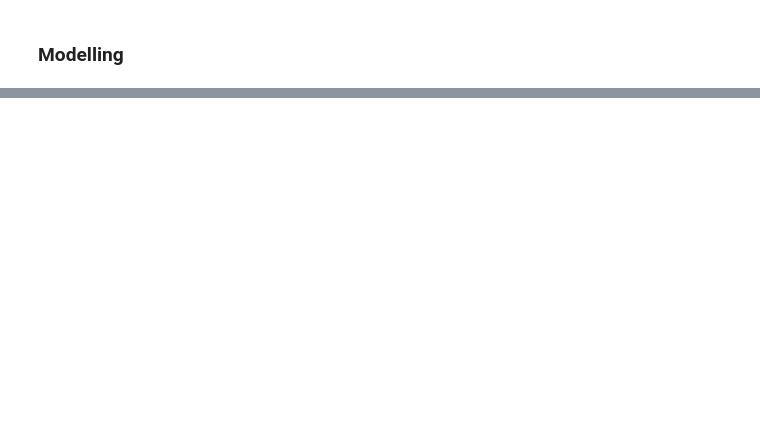
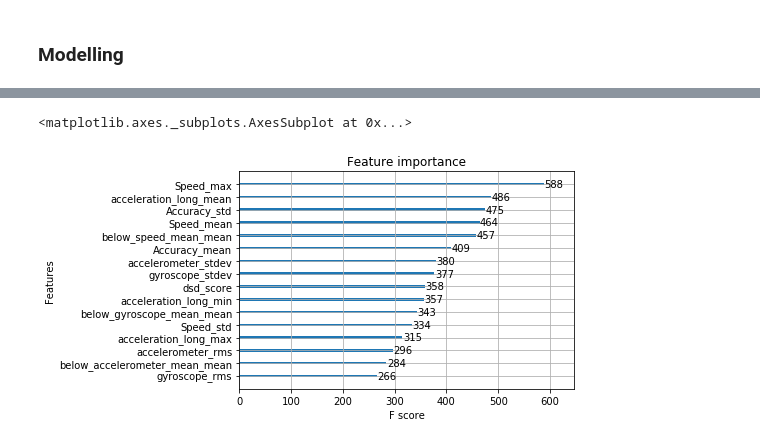
Before and after one commit to goodguynic/ai4sea, a Jupyter notebook: ai4sea_nb_ watson.ipynb, the cells around one changed output, grey strips where cells are left out. Saved outputs shown, nothing was run; the diff lists cells and outputs as text; code cells hidden in the pictures; blank space fills up the shorter version.

```diff
--- a/ai4sea_nb_ watson.ipynb
+++ b/ai4sea_nb_ watson.ipynb
@@ -260,5 +316,3 @@ df.columns = df_cols
 # %%
 from sklearn.preprocessing import StandardScaler
 scaler = StandardScaler()
-# %%
-df.loc[:,['Accuracy_mean', 'Accuracy_std']] = scaler.fit_transform(df.loc[:,['Accuracy_mean', 'Accuracy_std']])
@@ -287,17 +343,18 @@ params = {
         'gamma': [0.5, 1, 1.5, 2, 5],
         'subsample': [0.6, 0.8, 1.0],
         'colsample_bytree': [0.6, 0.8, 1.0],
-        'max_depth': [3, 4, 5]
+        'max_depth': [3, 4, 5],
+        'scale_pos_weight': [0.25, 0.33, 0.75, 3]
         }
 # %%
 df.label = df.label.astype('category')
 # %%
-exclude = ['acceleration_long_mean',
-       'acceleration_long_min', 'acceleration_long_max', 'label', 'Speed_mean',
-       'Speed_max', 'Speed_mean_bin', 'Speed_max_bin', 'dsd_score_bin',
-       'acceleration_mean_bin', 'acceleration_min_bin', 'acceleration_max_bin']
+exclude = ['label']
+include = ['Accuracy_mean', 'Accuracy_std', 'dsd_score', 'Speed_mean', 'Speed_max', 'Speed_std', 'accelerometer_rms', 'accelerometer_std', 'gyroscope_rms', 'gyroscope_std', 'acceleration_long_mean',
+       'acceleration_long_min', 'acceleration_long_max', 'below_speed_mean', 'below_accelerometer_mean', 'below_gyroscope_mean' ]
 X = df.loc[:, df.columns.difference(exclude)]
+#X = df.loc[:, include]
 y = df.label
 
 from sklearn.model_selection import train_test_split
-X_train, X_test, y_train, y_test = train_test_split(X, y, test_size = 0.20, stratify=y, random_state = 6)
+X_train, X_test, y_train, y_test = train_test_split(X, y, test_size = 0.25, stratify=y, random_state = 9)
@@ -423,0 +523,6 @@ random_search.best_estimator_.get_params()
+# %%
+from xgboost import plot_importance
+plot_importance(random_search.best_estimator_)
+# %% [output]
+<matplotlib.axes._subplots.AxesSubplot at 0x...>
+[figure, added]
```
Also changed, not shown: parts of 30 cells of this notebook.
